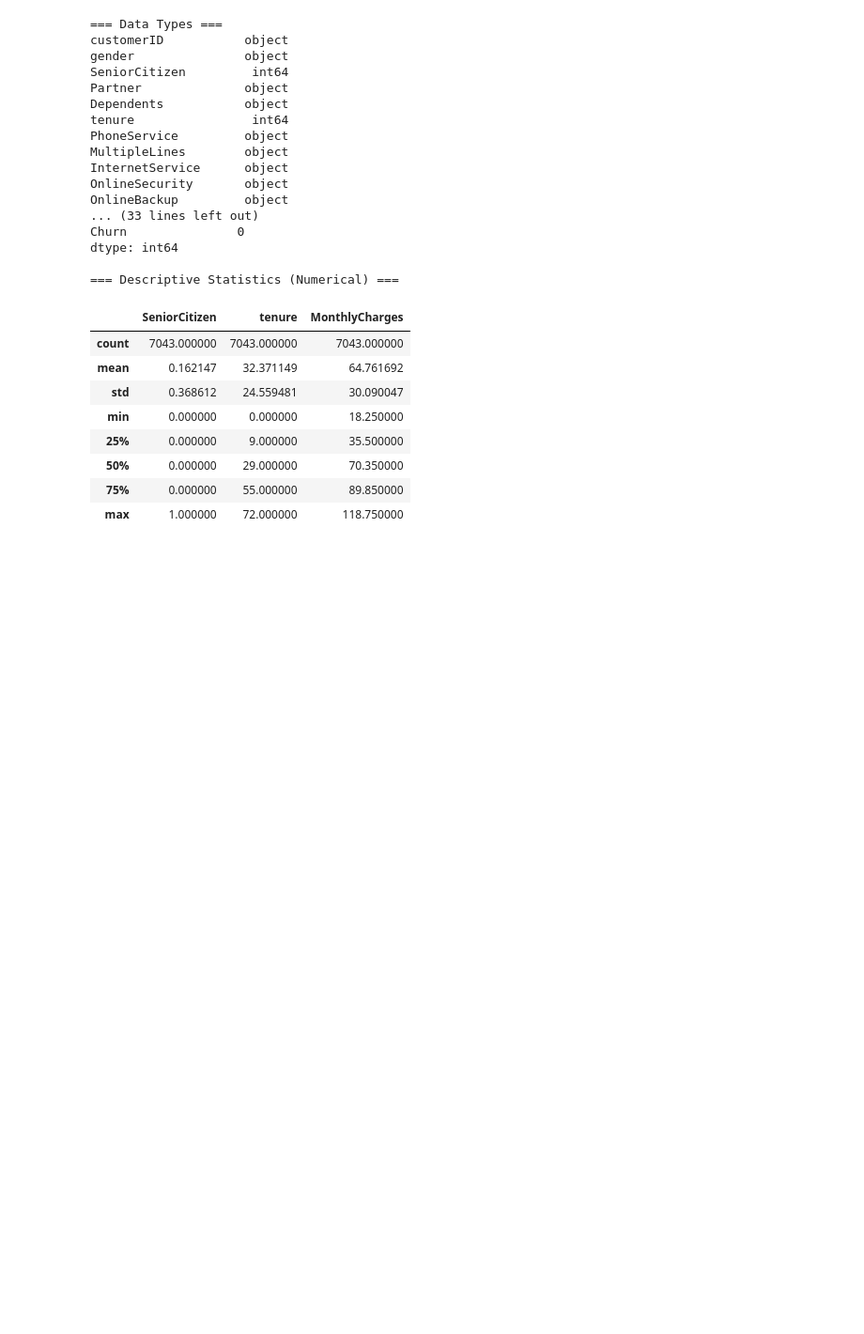
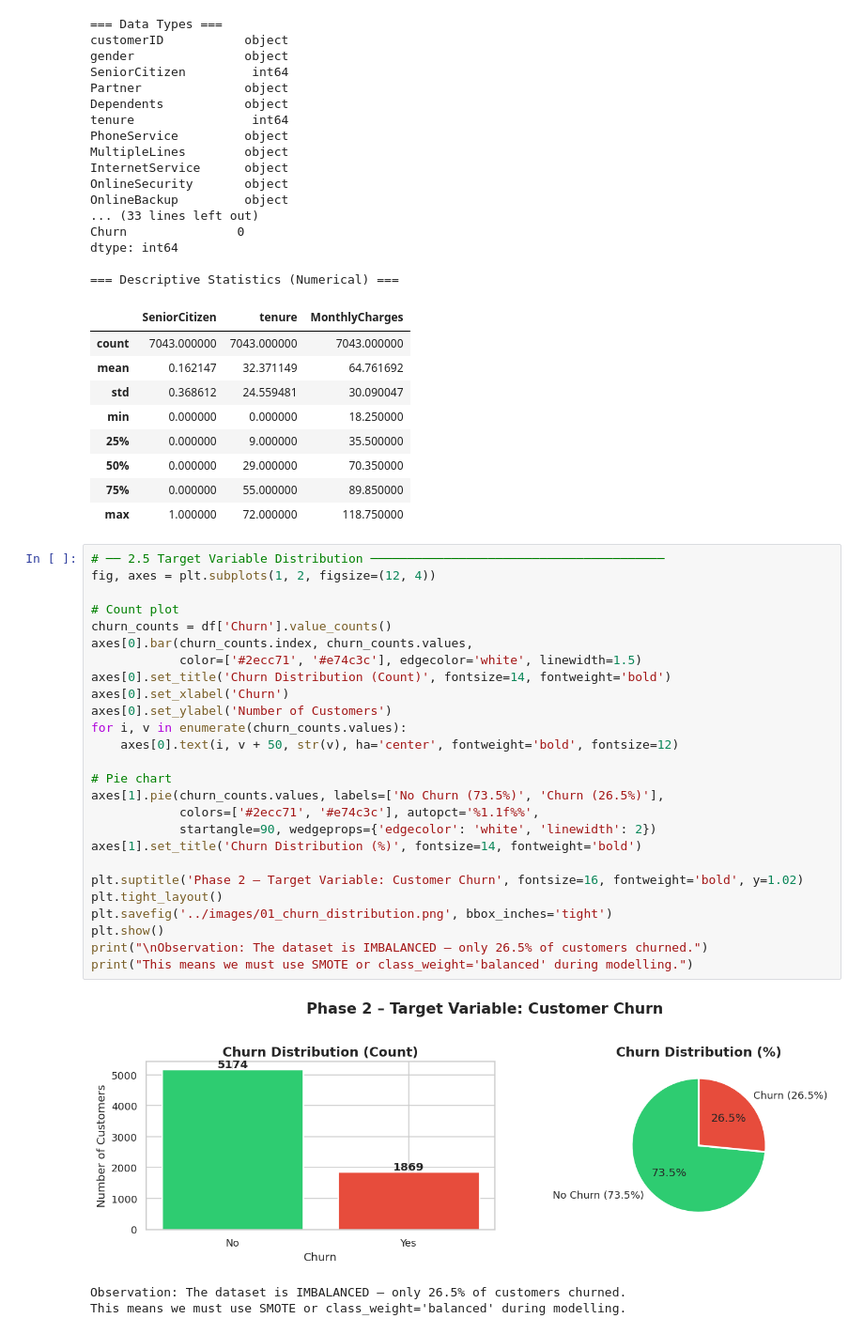
Before and after one commit to TiagoStudent/ca2_churn_project_artifacts, a Jupyter notebook: notebooks/CA2_Customer_Churn_Prediction.ipynb, the cells around one changed output. Shown at 94% size. Saved outputs shown, nothing was run; the diff lists cells and outputs as text; blank space fills up the shorter version.

Commit message:
Target Variable Distribution / Churn by Key Categorical Variables

```diff
--- a/notebooks/CA2_Customer_Churn_Prediction.ipynb
+++ b/notebooks/CA2_Customer_Churn_Prediction.ipynb
@@ -128,3 +128,33 @@ dtype: int64
 | 50% | 0.000000 | 29.000000 | 70.350000 |
 | 75% | 0.000000 | 55.000000 | 89.850000 |
 | max | 1.000000 | 72.000000 | 118.750000 |
+# %%
+# ── 2.5 Target Variable Distribution ────────────────────────────────────────
+fig, axes = plt.subplots(1, 2, figsize=(12, 4))
+
+# Count plot
+churn_counts = df['Churn'].value_counts()
+axes[0].bar(churn_counts.index, churn_counts.values,
+            color=['#2ecc71', '#e74c3c'], edgecolor='white', linewidth=1.5)
+axes[0].set_title('Churn Distribution (Count)', fontsize=14, fontweight='bold')
+axes[0].set_xlabel('Churn')
+axes[0].set_ylabel('Number of Customers')
+for i, v in enumerate(churn_counts.values):
+    axes[0].text(i, v + 50, str(v), ha='center', fontweight='bold', fontsize=12)
+
+# Pie chart
+axes[1].pie(churn_counts.values, labels=['No Churn (73.5%)', 'Churn (26.5%)'],
+            colors=['#2ecc71', '#e74c3c'], autopct='%1.1f%%',
+            startangle=90, wedgeprops={'edgecolor': 'white', 'linewidth': 2})
+axes[1].set_title('Churn Distribution (%)', fontsize=14, fontweight='bold')
+
+plt.suptitle('Phase 2 – Target Variable: Customer Churn', fontsize=16, fontweight='bold', y=1.02)
+plt.tight_layout()
+plt.savefig('../images/01_churn_distribution.png', bbox_inches='tight')
+plt.show()
+print("\nObservation: The dataset is IMBALANCED – only 26.5% of customers churned.")
+print("This means we must use SMOTE or class_weight='balanced' during modelling.")
+# %% [output]
+[figure, added]
+Observation: The dataset is IMBALANCED – only 26.5% of customers churned.
+This means we must use SMOTE or class_weight='balanced' during modelling.
```
Also changed, not shown: parts of 1 cell of this notebook, 2 other files.
